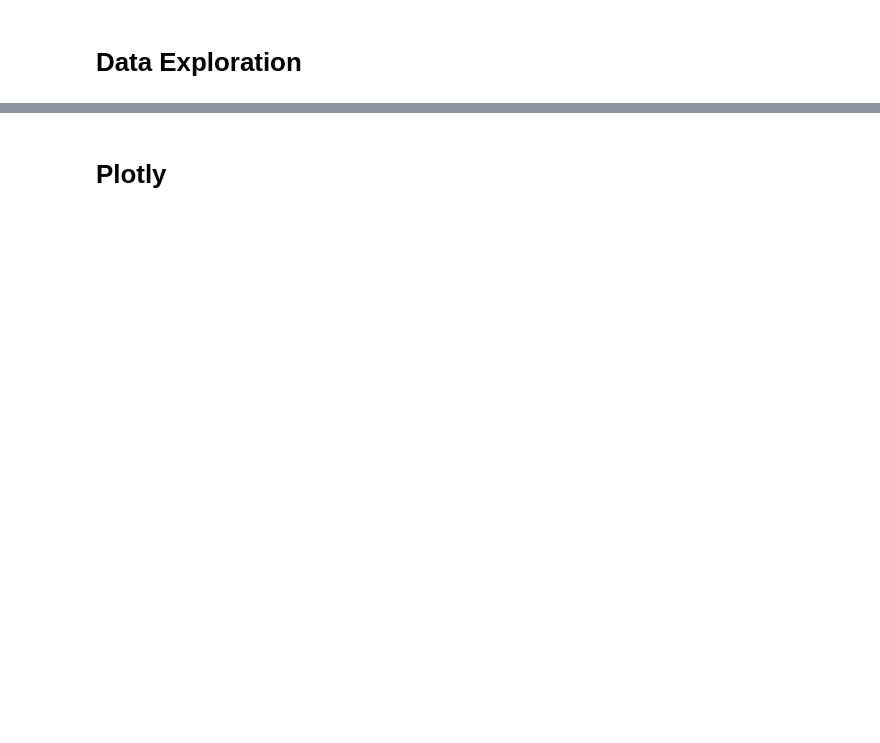
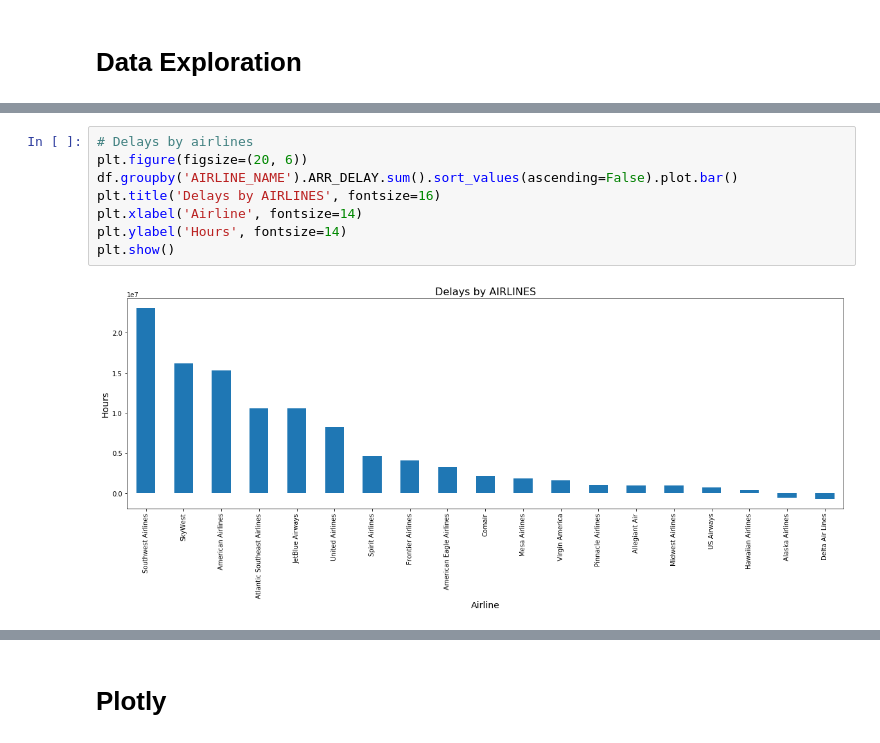
Before and after one commit to kokopuff503/coachella, a Jupyter notebook: Flight_Delay_Analysis.ipynb, the cells around one changed output, grey strips where cells are left out. Drawn from its saved outputs; the diff is of its cells as text; blank space fills up the shorter version.

```diff
--- a/Flight_Delay_Analysis.ipynb
+++ b/Flight_Delay_Analysis.ipynb
@@ -188,0 +339,10 @@ df_delay.head(15)
+# %%
+# Delays by airlines
+plt.figure(figsize=(20, 6))
+df.groupby('AIRLINE_NAME').ARR_DELAY.sum().sort_values(ascending=False).plot.bar()
+plt.title('Delays by AIRLINES', fontsize=16)
+plt.xlabel('Airline', fontsize=14)
+plt.ylabel('Hours', fontsize=14)
+plt.show()
+# %% [output]
+[figure, added]
```
Also changed, not shown: parts of 29 cells of this notebook.
